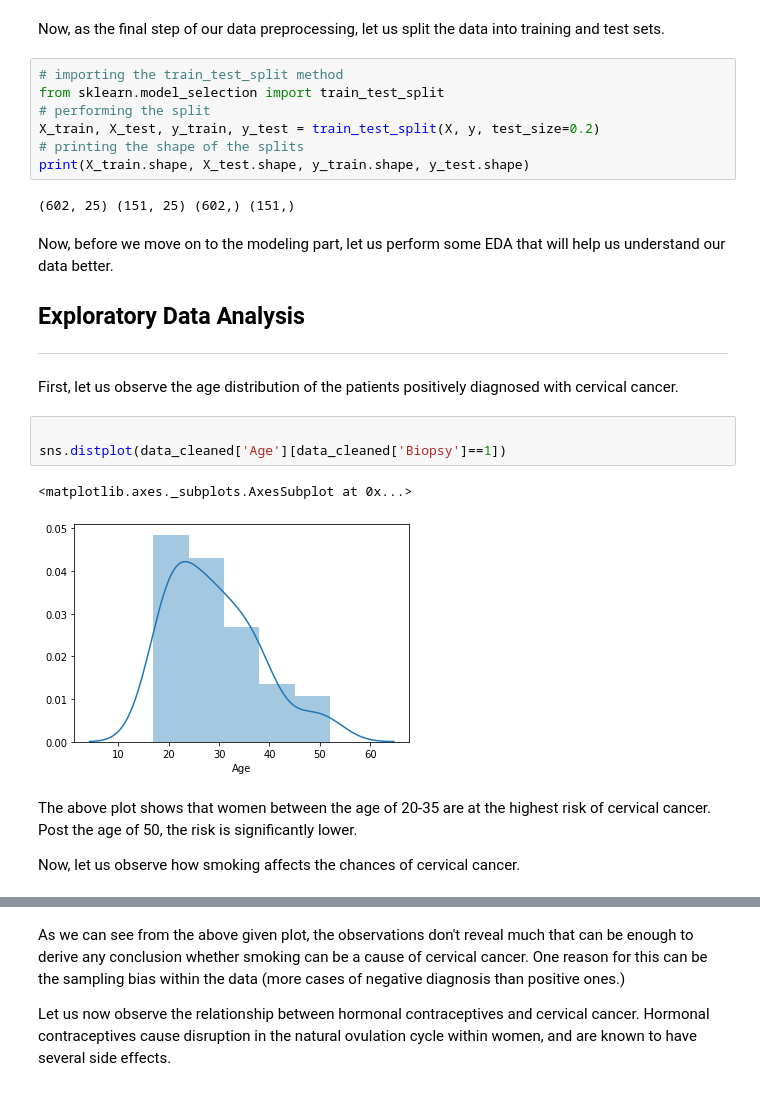
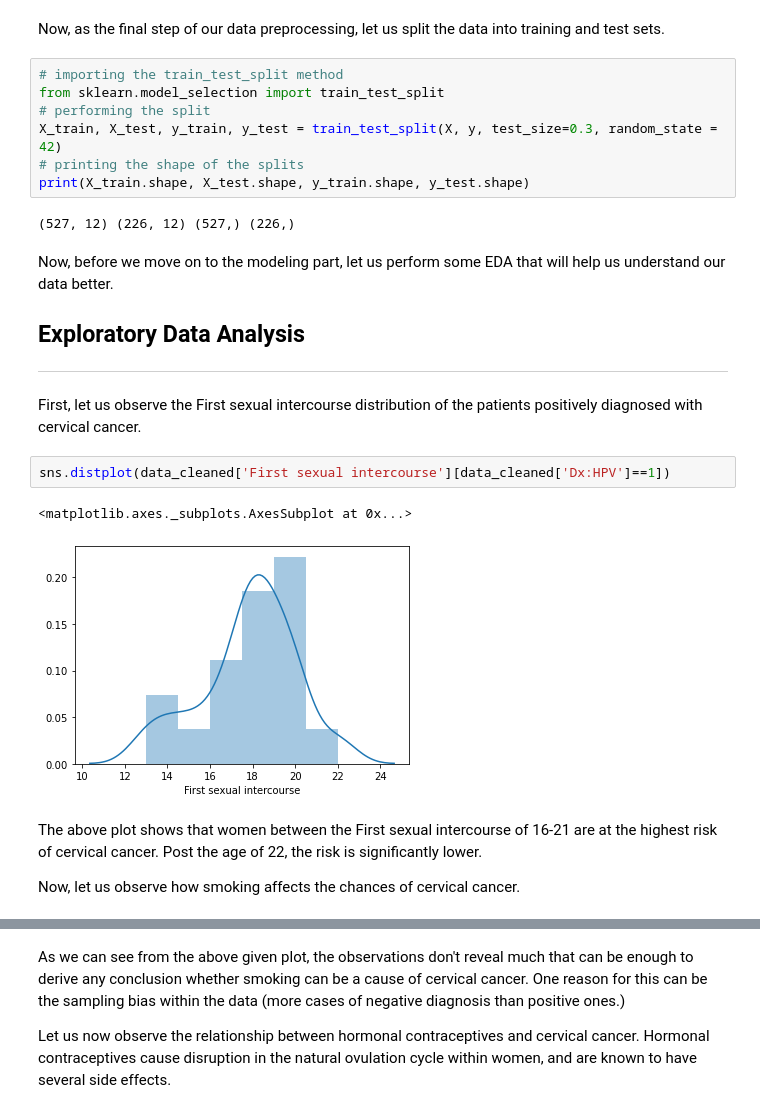
Before and after one commit to GDGCVITBHOPAL/Machine-Learning-Projects, a Jupyter notebook: Cervical-Cancer-Risk/cervicalCancer-ML.ipynb, the cells around one changed output, grey strips where cells are left out. Drawn from its saved outputs; the diff is of its cells as text.

```diff
--- a/Cervical-Cancer-Risk/cervicalCancer-ML.ipynb
+++ b/Cervical-Cancer-Risk/cervicalCancer-ML.ipynb
@@ -191,26 +199,25 @@ Now, as the final step of our data preprocessing, let us split the data into tra
 # importing the train_test_split method
 from sklearn.model_selection import train_test_split
 # performing the split
-X_train, X_test, y_train, y_test = train_test_split(X, y, test_size=0.2)
+X_train, X_test, y_train, y_test = train_test_split(X, y, test_size=0.3, random_state = 42)
 # printing the shape of the splits
 print(X_train.shape, X_test.shape, y_train.shape, y_test.shape)
 # %% [output]
-(602, 25) (151, 25) (602,) (151,)
+(527, 12) (226, 12) (527,) (226,)
 # %% [markdown]
 Now, before we move on to the modeling part, let us perform some EDA that will help us understand our data better.
 
 ## Exploratory Data Analysis
 ---
 
-First, let us observe the age distribution of the patients positively diagnosed with cervical cancer.
+First, let us observe the First sexual intercourse distribution of the patients positively diagnosed with cervical cancer.
-# %%
-
-sns.distplot(data_cleaned['Age'][data_cleaned['Biopsy']==1])
-# %% [output]
-<matplotlib.axes._subplots.AxesSubplot at 0x...>
-[figure, removed]
+# %%
+sns.distplot(data_cleaned['First sexual intercourse'][data_cleaned['Dx:HPV']==1])
+# %% [output]
+<matplotlib.axes._subplots.AxesSubplot at 0x...>
+[figure, added]
 # %% [markdown]
-The above plot shows that women between the age of 20-35 are at the highest risk of cervical cancer. Post the age of 50, the risk is significantly lower.
+The above plot shows that women between the First sexual intercourse of 16-21 are at the highest risk of cervical cancer. Post the age of 22, the risk is significantly lower.
 
 Now, let us observe how smoking affects the chances of cervical cancer.
 # %%
```
Also changed, not shown: parts of 48 cells of this notebook.
